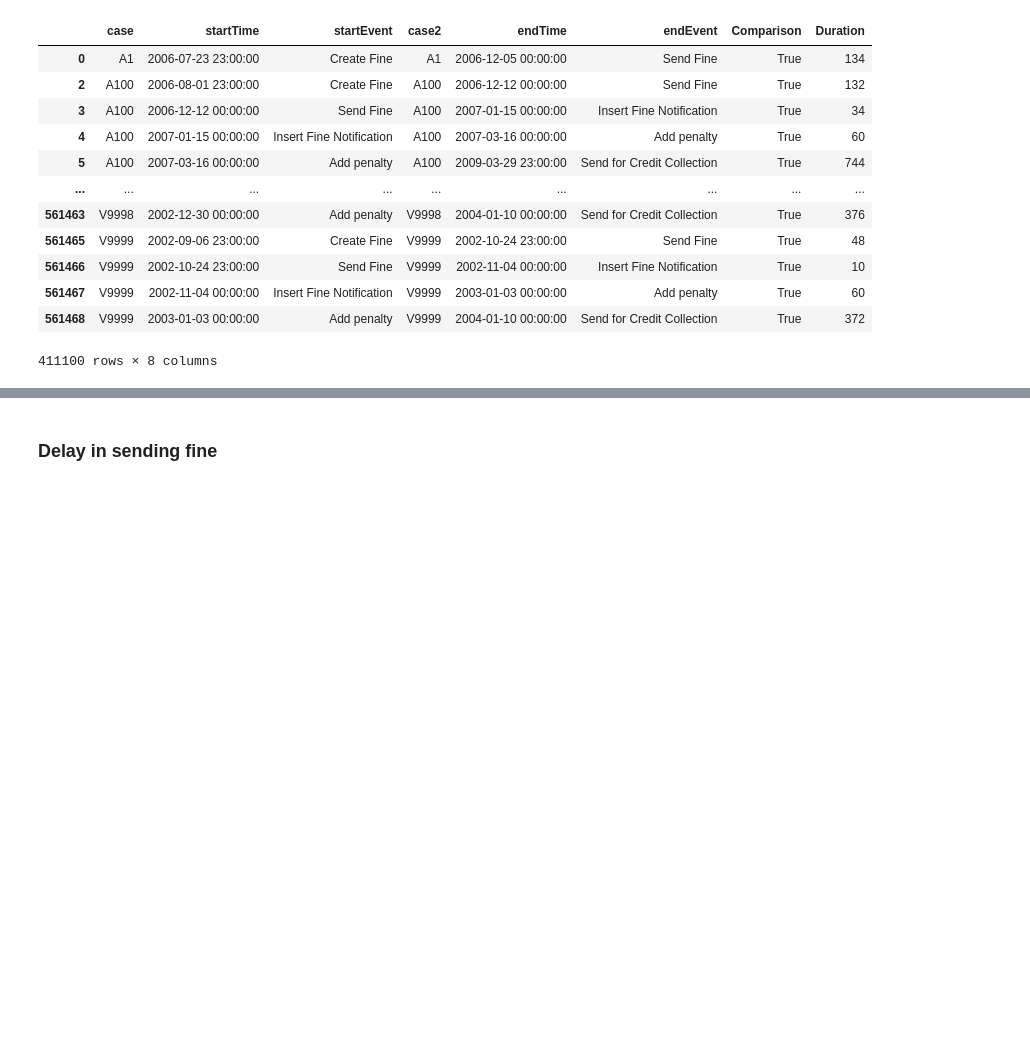
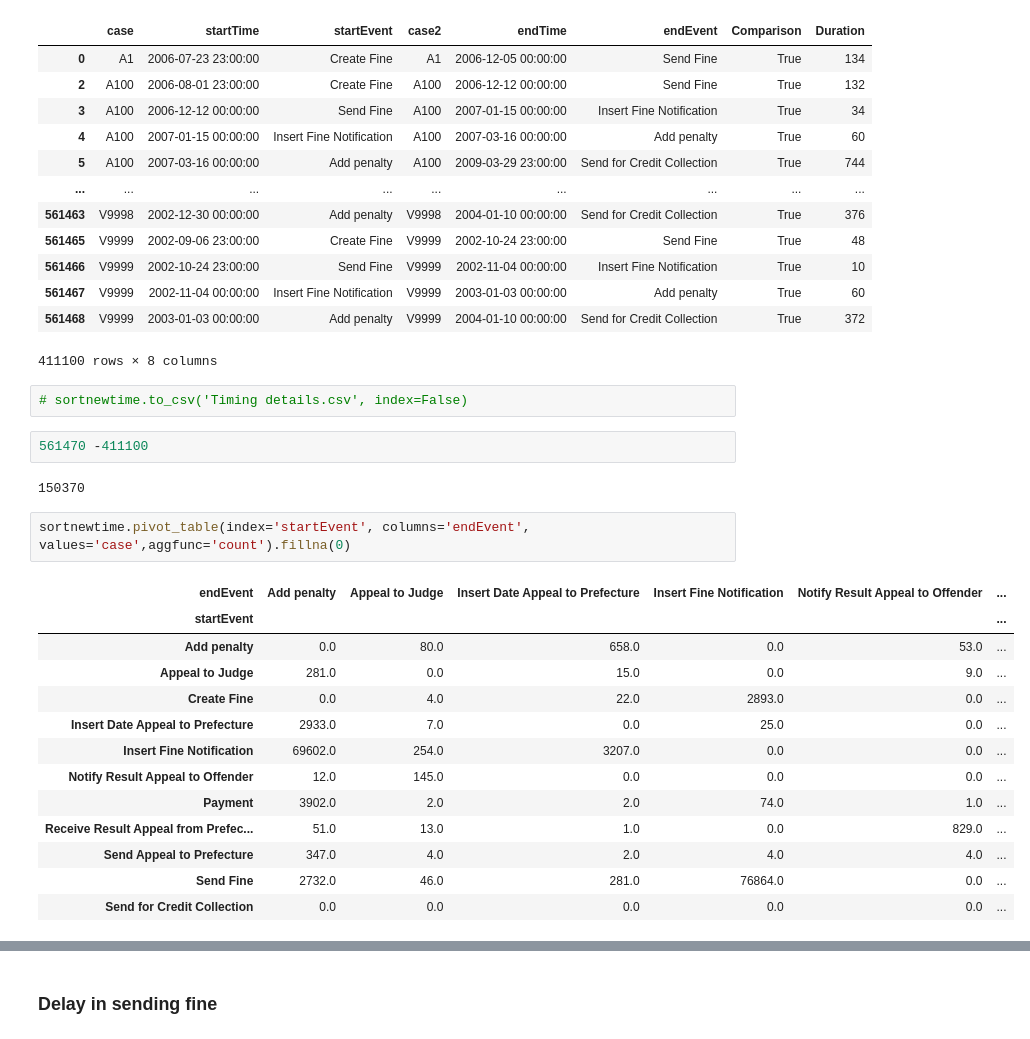
Before and after one commit to nkwachiabel/Process-Mining-Road-Traffic-Fine-Management, a Jupyter notebook: Road Traffic Fine Management.ipynb, the cells around one changed output, grey strips where cells are left out. Saved outputs shown, nothing was run; the diff lists cells and outputs as text; blank space fills up the shorter version.

```diff
--- a/Road Traffic Fine Management.ipynb
+++ b/Road Traffic Fine Management.ipynb
@@ -155,6 +396,28 @@ sortnewtime
 | 561467 | V9999 | 2002-11-04 00:00:00 | Insert Fine Notification | V9999 | 2003-01-03 00:00:00 | Add penalty | True | 60 |
 | 561468 | V9999 | 2003-01-03 00:00:00 | Add penalty | V9999 | 2004-01-10 00:00:00 | Send for Credit Collection | True | 372 |
 411100 rows × 8 columns
+# %%
+# sortnewtime.to_csv('Timing details.csv', index=False)
+# %%
+561470 -411100
+# %% [output]
+150370
+# %%
+sortnewtime.pivot_table(index='startEvent', columns='endEvent', values='case',aggfunc='count').fillna(0)
+# %% [output]
+| endEvent | Add penalty | Appeal to Judge | Insert Date Appeal to Prefecture | Insert Fine Notification | Notify Result Appeal to Offender | ... |
+| startEvent |  |  |  |  |  | ... |
+| Add penalty | 0.0 | 80.0 | 658.0 | 0.0 | 53.0 | ... |
+| Appeal to Judge | 281.0 | 0.0 | 15.0 | 0.0 | 9.0 | ... |
+| Create Fine | 0.0 | 4.0 | 22.0 | 2893.0 | 0.0 | ... |
+| Insert Date Appeal to Prefecture | 2933.0 | 7.0 | 0.0 | 25.0 | 0.0 | ... |
+| Insert Fine Notification | 69602.0 | 254.0 | 3207.0 | 0.0 | 0.0 | ... |
+| Notify Result Appeal to Offender | 12.0 | 145.0 | 0.0 | 0.0 | 0.0 | ... |
+| Payment | 3902.0 | 2.0 | 2.0 | 74.0 | 1.0 | ... |
+| Receive Result Appeal from Prefec... | 51.0 | 13.0 | 1.0 | 0.0 | 829.0 | ... |
+| Send Appeal to Prefecture | 347.0 | 4.0 | 2.0 | 4.0 | 4.0 | ... |
+| Send Fine | 2732.0 | 46.0 | 281.0 | 76864.0 | 0.0 | ... |
+| Send for Credit Collection | 0.0 | 0.0 | 0.0 | 0.0 | 0.0 | ... |
 # %%
 %timeit sortnewtime[(sortnewtime['startEvent'] == 'Create Fine') & (sortnewtime['endEvent'] == 'Send Fine')]
 %timeit sortnewtime.query('startEvent=="Create Fine" & endEvent=="Send Fine" ')
```
Also changed, not shown: parts of 36 cells of this notebook.
